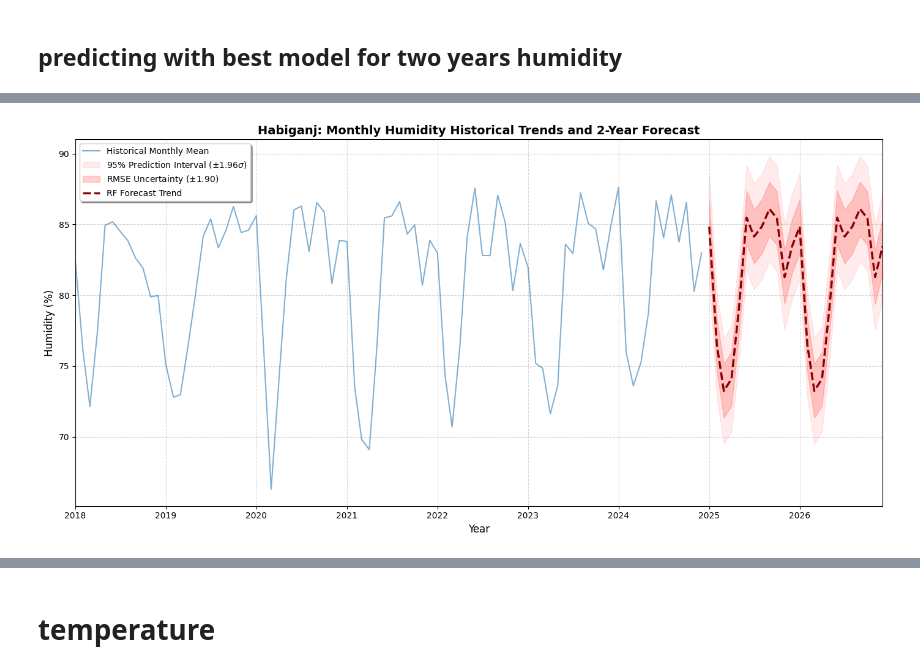
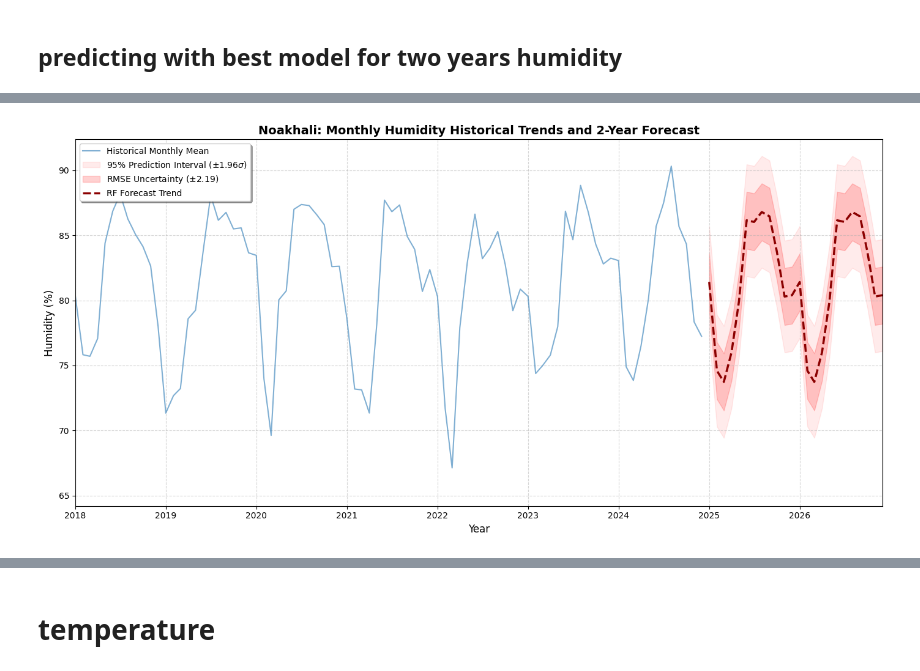
Before and after one commit to not-your-pancake/TCC_Journal, a Jupyter notebook: 0 Real Done Shit/4. Coastal Humid Heat Zone (Coastal Belt)/1-4 HI_WB_HS_WGB/Noakhali.ipynb, the cells around one changed output, grey strips where cells are left out. Saved outputs shown, nothing was run; the diff lists cells and outputs as text; code cells hidden in the pictures.

```diff
--- a/0 Real Done Shit/4. Coastal Humid Heat Zone (Coastal Belt)/1-4 HI_WB_HS_WGB/Noakhali.ipynb
+++ b/0 Real Done Shit/4. Coastal Humid Heat Zone (Coastal Belt)/1-4 HI_WB_HS_WGB/Noakhali.ipynb
@@ -689,8 +691,8 @@ plt.show()
 # %%
 # 5. Predict 2 Years Future with Empirical Validation
-mean_preds = cat_model.predict(future_df[FEATURES])
+mean_preds = lgb_model.predict(future_df[FEATURES])
 
-best_model_rmse = 1.9038
+best_model_rmse = 2.1929
 upper_95 = mean_preds + (1.96 * best_model_rmse)
 lower_95 = mean_preds - (1.96 * best_model_rmse)
 upper_68 = mean_preds + best_model_rmse
@@ -706,34 +708,34 @@ plt.plot(df_features['date'], y, label='Historical Monthly Mean',
 
 # 4. Plot the 95% Confidence Interval (The Outer Cloud)
 plt.fill_between(future_dates, lower_95, upper_95,
                  color='red', alpha=0.08, label='95% Prediction Interval ($\pm 1.96 \sigma$)')
 
 # 5. Plot the 68% Confidence Interval (The RMSE Cloud)
 plt.fill_between(future_dates, lower_68, upper_68,
                  color='red', alpha=0.18, label=f'RMSE Uncertainty ($\pm${best_model_rmse:.2f})')
 
 # 6. Plot the Future Prediction Mean (The Trend)
 plt.plot(future_dates, mean_preds, label='RF Forecast Trend',
          linestyle='--', color='darkred', lw=2.5)
 
 # 7. Journal Formatting & Aesthetics
 plt.title(f'{district}: Monthly Humidity Historical Trends and 2-Year Forecast', fontsize=14, fontweight='bold')
 plt.xlabel('Year', fontsize=12)
 plt.ylabel('Humidity (%)', fontsize=12)
 
 # Set the x-axis to start slightly before the forecast for better perspective
 # Adjust '2018-01-01' to whatever date makes your historical trend visible
 plt.xlim(pd.Timestamp('2018-01-01'), future_dates.max())
 
 plt.legend(loc='upper left', frameon=True, shadow=True, fontsize=10)
 plt.grid(True, linestyle='--', alpha=0.5)
 
 # Optional: Tight layout to prevent label clipping
 plt.tight_layout()
 
 plt.show()
 # %% [output]
-[figure, old version]
+[figure, new version]
 # %%
 # create the dataframe of the predicted values of 2025 and 2026
 df_predictions_humidity = pd.DataFrame({
```
Also changed, not shown: parts of 56 cells of this notebook, 4 other files.
